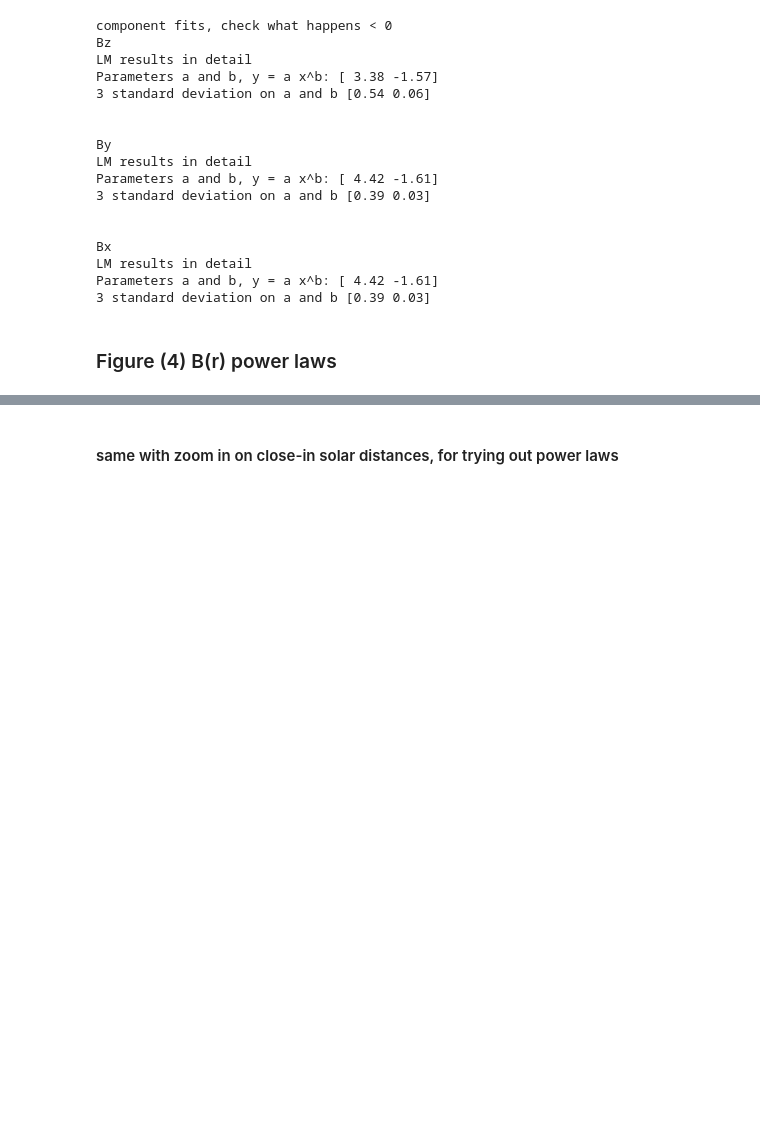
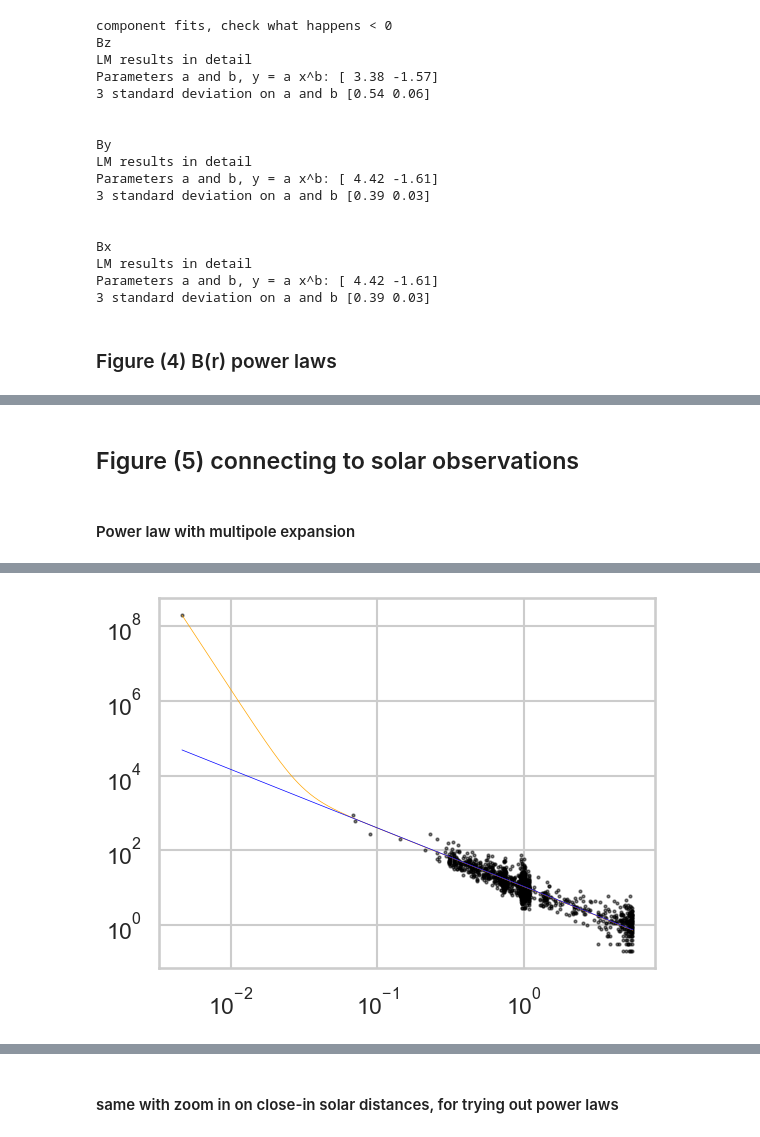
Before and after one commit to cmoestl/icmecat_paper_2025, a Jupyter notebook: moestl_icmecat_results.ipynb, the cells around one changed output, grey strips where cells are left out. Cells and saved outputs as stored; diff of their text form; code cells hidden in the pictures; blank space fills up the shorter version.

```diff
--- a/moestl_icmecat_results.ipynb
+++ b/moestl_icmecat_results.ipynb
@@ -1508,0 +1188,79 @@ B(r) < 0.3 for MO bmax
+# %% [markdown]
+## Figure (5) connecting to solar observations
+# %% [markdown]
+#### Power law with multipole expansion
+# %%
+print('B(r) for MO_Bmean')
+
+r=ic.mo_sc_heliodistance
+b=ic.mo_bmean
+
+#remove events where one or both are nan
+rem=np.where(np.logical_or(np.isnan(r), np.isnan(b)))[0]
+r=r.drop(rem)
+b=b.drop(rem)
+
+#remove ulysses because high latitude
+#r=r.drop(iuly)
+#b=b.drop(iuly)
+
+#select distance range
+ind1au=np.where(np.logical_and(ic.mo_sc_heliodistance < 6.0,ic.mo_sc_heliodistance > 0.0))[0]
+
+rmean=np.array(r[ind1au])
+bmean=np.array(b[ind1au])
+
+print('fit is done for ',len(rmean),' events')
+#solar radius in au
+#rs=1*const.R_sun/const.au
+print('start fit at 1 solar radii, in AU: ',np.round(rs,4))
+fitx=np.linspace(1*rs,5.5,num=10000)
+
+
+###### define AR point at 2 kg
+
+gauss=1e5 #1 Gauss= 10^5 nT
+#sunspot field strength at 1 solar radii
+#https://link.springer.com/article/10.1007/s11207-006-0265-4
+#average 2000 Gauss, or 0.2 Tesla, or 2 x 10^8 nT
+sunspot_r=rs
+sunspot_b=2000*gauss              #general value for ARs fine?
+
+#add to array for fitting
+bmean=np.append(bmean,sunspot_b)
+rmean=np.append(rmean,sunspot_r)
+
+#def multipower(x,a,k,a1,k1,a2,k2):
+#    return a*x**k + a1*x**k1 + a2*x**k2
+
+
+def multipower(x,a,a1):
+    return a*x**(-1.57) + a1*x**(-6)
+
+#def power(x,a,k):
+#    return a*x**k
+
+fit_dogbox10=scipy.optimize.curve_fit(multipower, rmean,bmean,method='lm',full_output=True)
+param10=fit_dogbox10[0]
+print(param10[0],param10[1])
+pcov10=fit_dogbox10[1]
+perr10 = np.sqrt(np.diag(pcov10))
+print('Results in detail:')
+print('Parameters a , y = a x^-1.57 + a1*x^-5: ',np.round(param10,3))
+print('3 standard deviation on a and a1', 3*perr10)
+print()
+print()
+
+plt.plot(rmean,bmean,'ok', ms=2,alpha=0.5)
+plt.plot(fitx,multipower(fitx,param10[0],param10[1]),color='orange',linewidth=0.5,zorder=3)
+
+plt.plot(fitx,powerlaw(fitx,param[0],param[1]),color='blue',linewidth=0.5,zorder=3)
+#plt.plot(fitx,multipower(fitx,param10[0],param10[1],param10[2],param10[3],param10[4],param10[5]),'-b')
+#plt.plot(fitx,power(fitx,param10[0],param10[1]),'-b')
+
+
+#same fit in solar radii units?
+
+plt.yscale('log')
+plt.xscale('log')
+# %% [output]
@@ -1508,0 +1274 @@ B(r) < 0.3 for MO bmax
+[figure, added]
```
Also changed, not shown: parts of 19 cells of this notebook, 1 other file.
